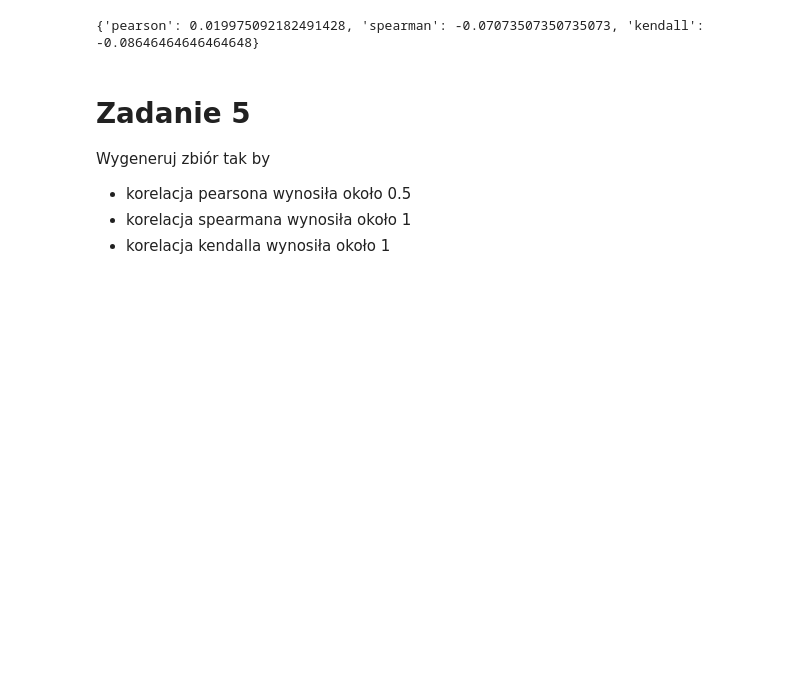
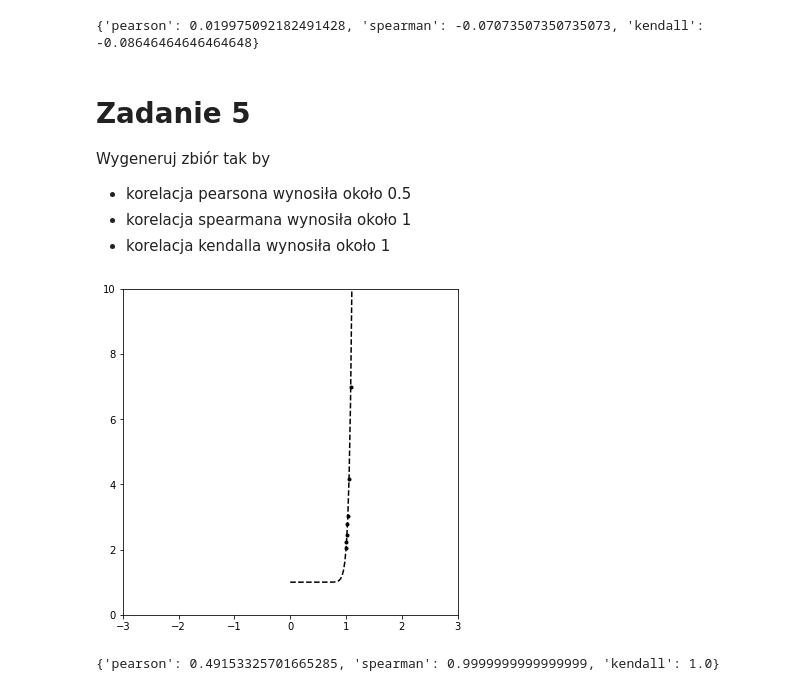
Before and after one commit to mladbago/podstawy_sztucznej_inteligencji, a Jupyter notebook: Z03_A_correlation.ipynb, the cells around one changed output. Cells and saved outputs as stored; diff of their text form; code cells hidden in the pictures; blank space fills up the shorter version.

```diff
--- a/Z03_A_correlation.ipynb
+++ b/Z03_A_correlation.ipynb
@@ -173,3 +173,26 @@ Wygeneruj zbiór tak by
 <li>korelacja spearmana wynosiła około 1</li>
 <li>korelacja kendalla wynosiła około 1</li>
 </ul>
+# %%
+f = lambda x: (x **22 +1)
+x_tr = np.linspace(0., 5, 200)
+y_tr = f(x_tr)
+x = stats.uniform(1,3).rvs(100)
+y = f(x) + stats.norm(0,0.1).rvs(len(x))
+
+plt.figure(figsize=(6,6));
+axes = plt.gca()
+axes.set_xlim([-3,3])
+axes.set_ylim([0,10])
+# axes.set_ylim([np.min(y),f(5)])
+plt.plot(x_tr, y_tr, '--k');
+plt.plot(x, y, 'ok', ms=3);
+plt.show()
+corr = {}
+corr['pearson'], _ = stats.pearsonr(x,y)
+corr['spearman'], _ = stats.spearmanr(x,y)
+corr['kendall'], _ = stats.kendalltau(x,y)
+print(corr)
+# %% [output]
+[figure, added]
+{'pearson': 0.49153325701665285, 'spearman': 0.9999999999999999, 'kendall': 1.0}
```
